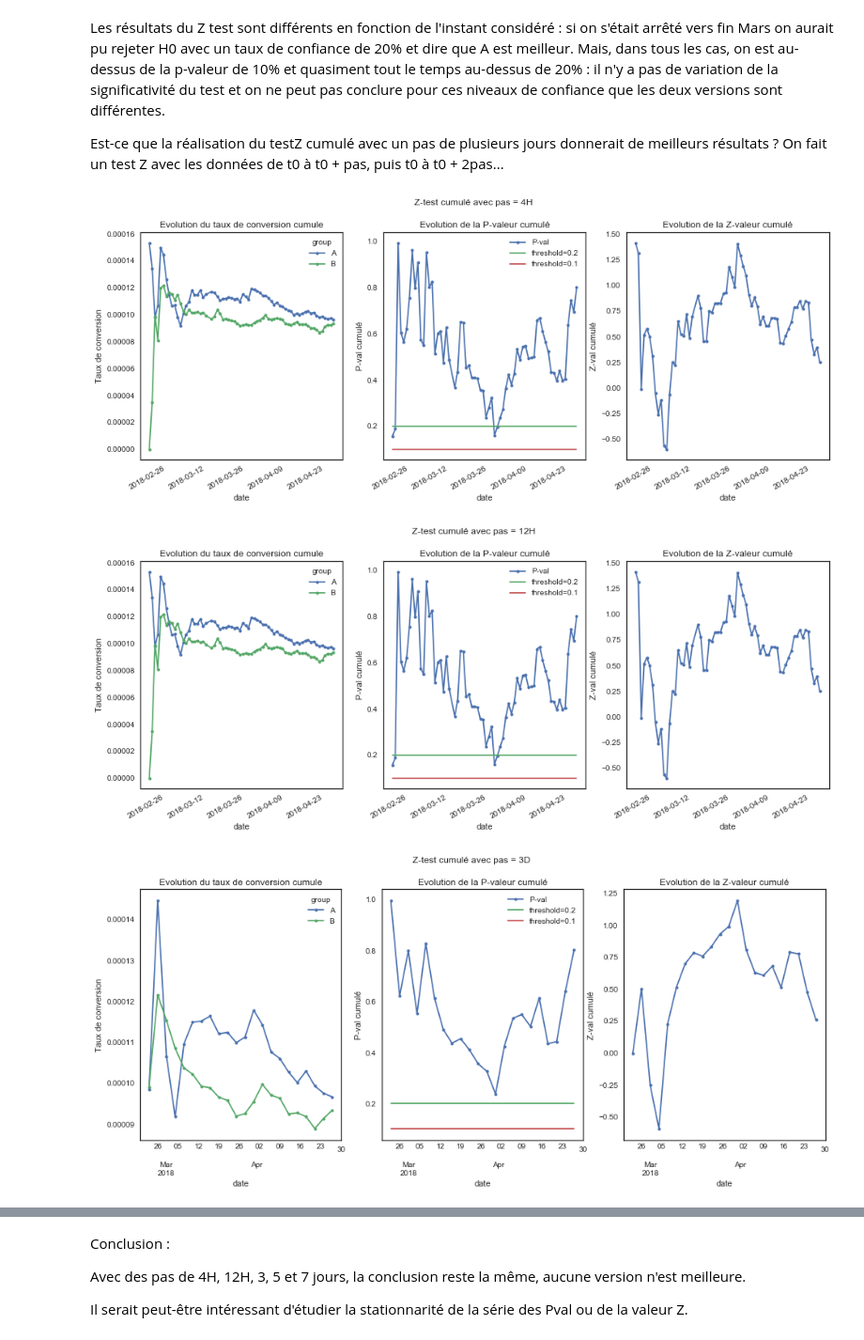
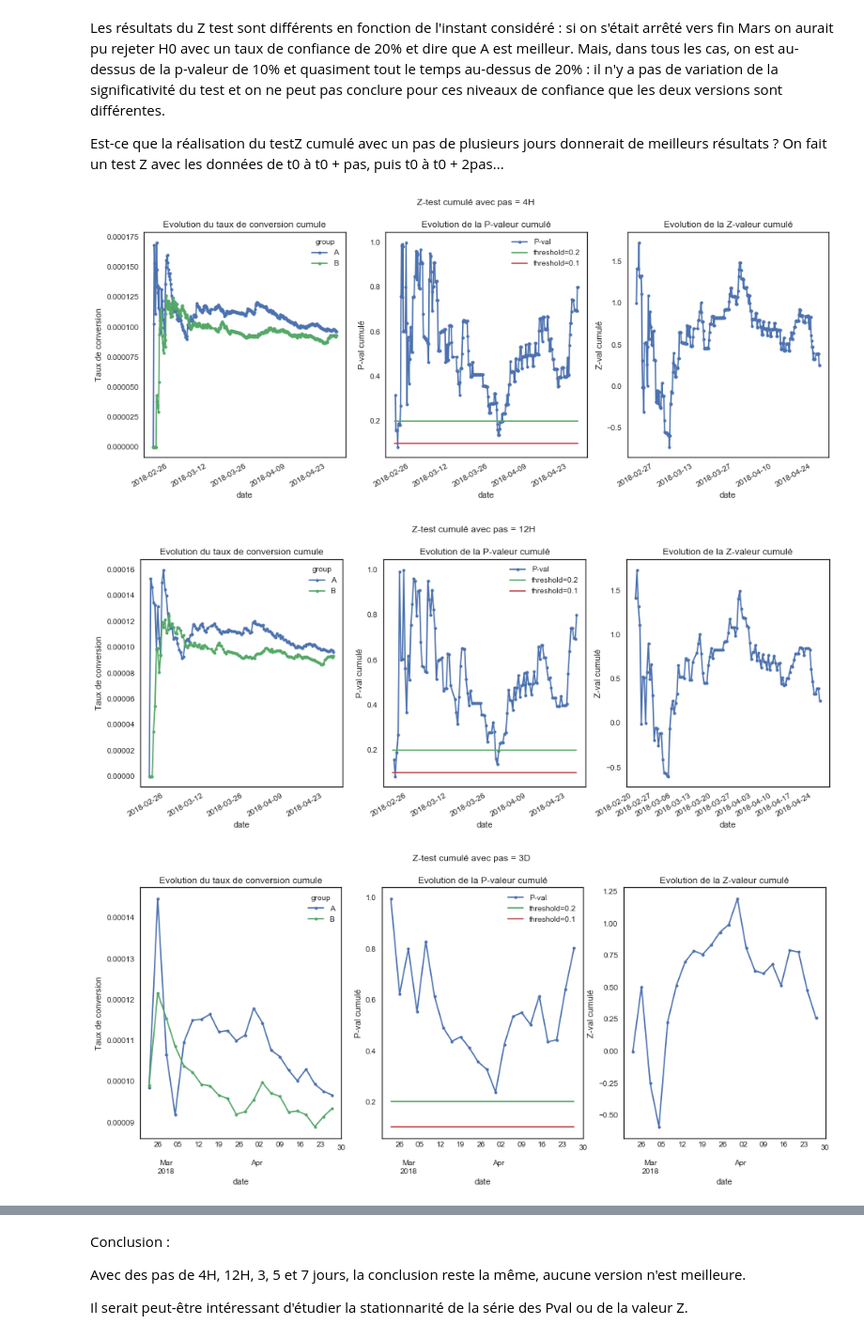
Before and after one commit to mariondechallens/1000mercis, a Jupyter notebook: Analyses/Annonceur1_campagne3_visite_2pages.ipynb, the cells around one changed output, grey strips where cells are left out. Shown: that part at 94% size. Cells and saved outputs as stored; diff of their text form; code cells hidden in the pictures.

Commit message:
Correction test Z cum avec pas

```diff
--- a/Analyses/Annonceur1_campagne3_visite_2pages.ipynb
+++ b/Analyses/Annonceur1_campagne3_visite_2pages.ipynb
@@ -123,7 +126,3 @@ Z_cum, P_rej, p_cum = testZ_cum_frequency(data, freq=freq)
 plot_testZ_cum_frequency(Z_cum, P_rej, p_cum, freq)
 # %% [output]
 [figure]
-# %%
-freq = "1D"
-Z_cum, P_rej, p_cum = testZ_cum_frequency(data, freq=freq)
-plot_testZ_cum_frequency(Z_cum, P_rej, p_cum, freq)
@@ -134,11 +131,11 @@ Les résultats du Z test sont  différents en fonction de l'instant considéré
 
 Est-ce que la réalisation du testZ cumulé avec un pas de plusieurs jours donnerait de meilleurs résultats ? On fait un test Z avec les données de t0 à t0 + pas, puis t0 à t0 + 2pas...
 # %%
-for freq in ["4H", "12H", "3D", "5D", "1W"]:
+for freq in ["4H", "12H", "3D", "5D", "7D"]:  # 1W does not work but 7D is ok
     Z_cum, P_rej, p_cum = testZ_cum_frequency(data, freq=freq)
     plot_testZ_cum_frequency(Z_cum, P_rej, p_cum, freq)
 # %% [output]
-[figure, old version]
+[figure, new version]
-[figure, old version]
+[figure, new version]
 [figure]
 [figure]
```
Also changed, not shown: parts of 12 cells of this notebook, 2 other files.
